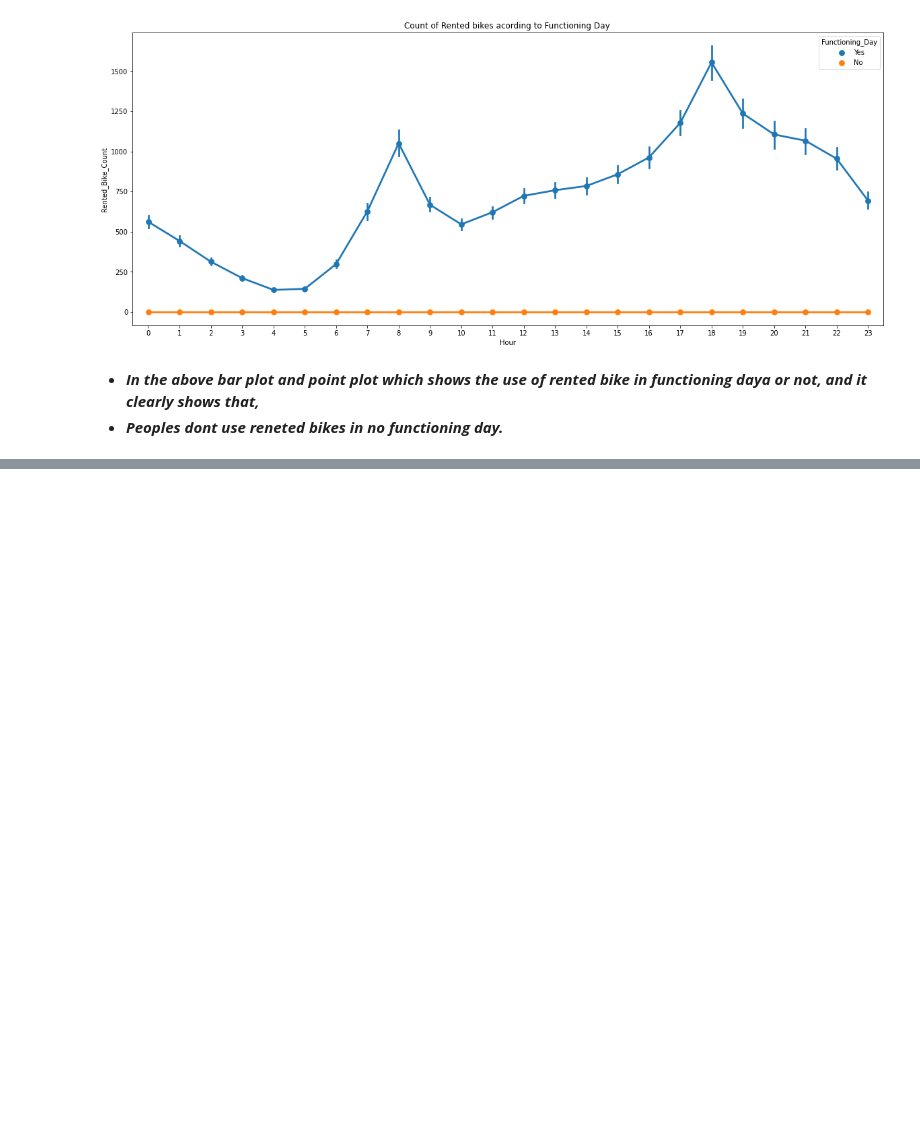
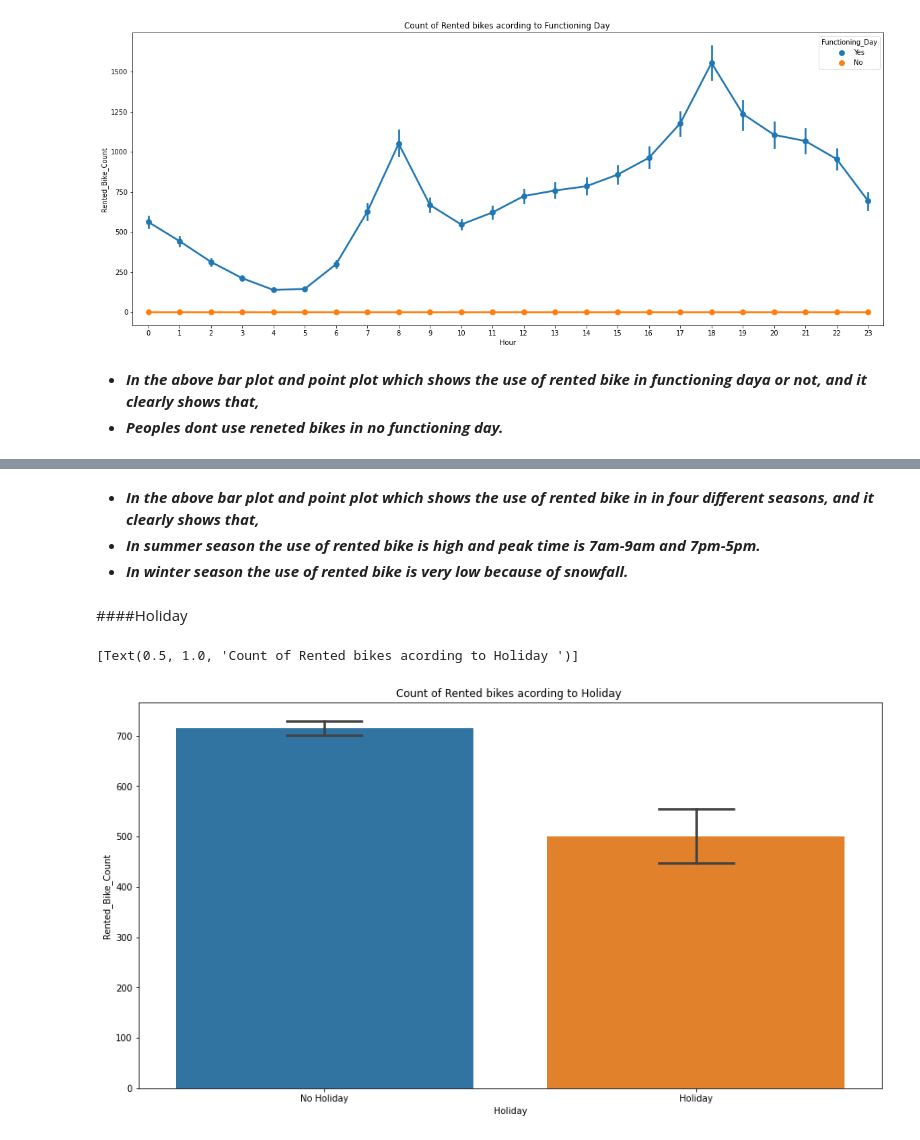
Before and after one commit to rushikeshjagatap85/Bike_Sharing_Demand_Prediction_Capstone_Project, a Jupyter notebook: Bike_Sharing_Demand_Prediction_Capstone_Project.ipynb, the cells around one changed output, grey strips where cells are left out. Cells and saved outputs as stored; diff of their text form; code cells hidden in the pictures; blank space fills up the shorter version.

```diff
--- a/Bike_Sharing_Demand_Prediction_Capstone_Project.ipynb
+++ b/Bike_Sharing_Demand_Prediction_Capstone_Project.ipynb
@@ -469,0 +488,14 @@ ax.set(title='Count of Rented bikes acording to Functioning Day ')
+# %% [markdown]
+* ***In the above bar plot and point plot which shows the use of rented bike in in four different seasons, and it clearly shows that,***
+* ***In summer season the use of rented bike is high and peak time is 7am-9am and 7pm-5pm.***
+* ***In winter season the use of rented bike is very low because of snowfall.***
+# %% [markdown]
+####Holiday
+# %%
+#anlysis of data by vizualisation
+fig,ax=plt.subplots(figsize=(15,8))
+sns.barplot(data=bike_df,x='Holiday',y='Rented_Bike_Count',ax=ax,capsize=.2)
+ax.set(title='Count of Rented bikes acording to Holiday ')
+# %% [output]
+[Text(0.5, 1.0, 'Count of Rented bikes acording to Holiday ')]
+[figure, added]
```
Also changed, not shown: parts of 59 cells of this notebook.
